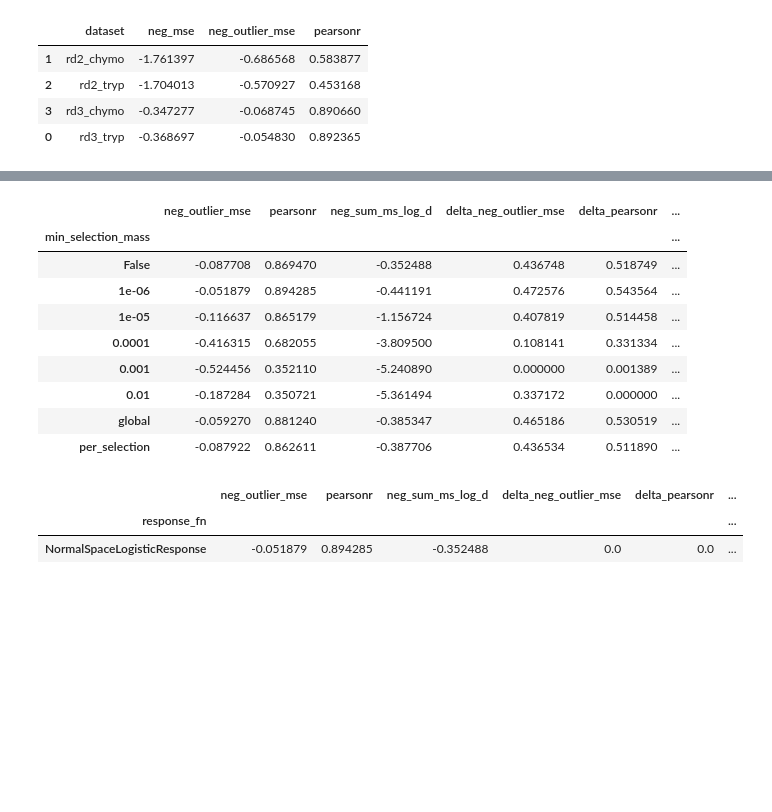
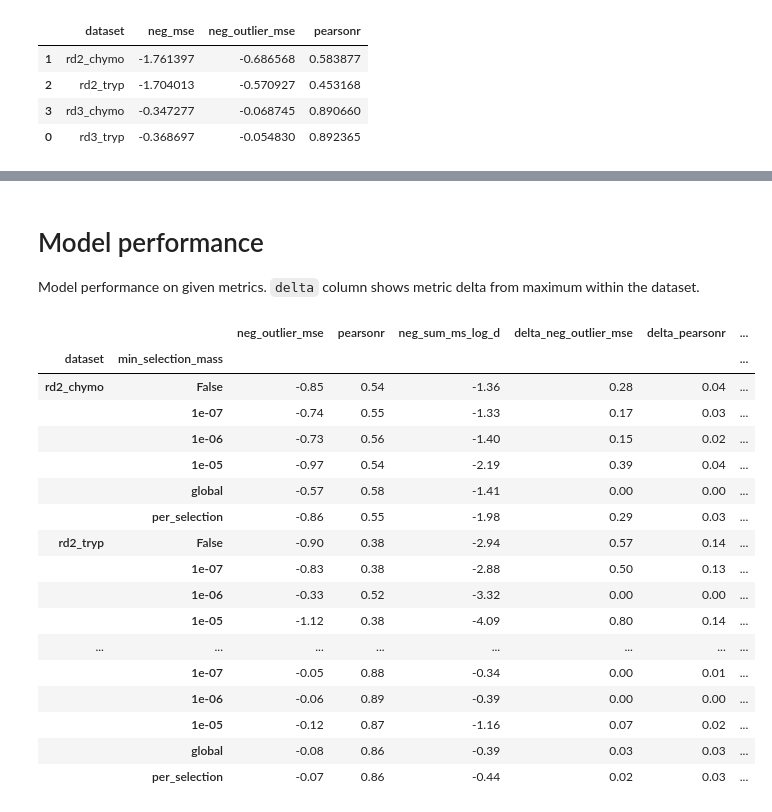
Before and after one commit to asford/protease_experimental_analysis, a Jupyter notebook: workspace/replicate_analysis_analysis.ipynb, the cells around one changed output, grey strips where cells are left out. Drawn from its saved outputs; the diff is of its cells as text; code cells hidden in the pictures; blank space fills up the shorter version.

```diff
--- a/workspace/replicate_analysis_analysis.ipynb
+++ b/workspace/replicate_analysis_analysis.ipynb
@@ -144,25 +190,37 @@ grockin_eval_records.sort_values("dataset")
+# %% [markdown]
+# Model performance
+
+Model performance on given metrics. `delta` column shows metric delta from maximum within the dataset.
 # %%
 measures = ["neg_outlier_mse", "pearsonr", "neg_sum_ms_log_d"]
 
-for param in replicate_analysis.param_space:
-    rpt = eval_records.groupby(param)[measures].max()
-    delta = (rpt - rpt.min()).rename(columns=lambda c: "delta_" + c)
+for param in ("min_selection_mass",):
+    rpt = eval_records.groupby(("dataset", param))[measures].max()
+    delta = (rpt.groupby(rpt.index.get_level_values("dataset")).max() - rpt).rename(columns=lambda c: "delta_" + c)
 
-    display(pandas.concat([rpt, delta], axis=1))
+    display(
+        pandas.concat([rpt, delta], axis=1)
+        .applymap( lambda v: "%.2f" % v)
+    )
 # %% [output]
-|  | neg_outlier_mse | pearsonr | neg_sum_ms_log_d | delta_neg_outlier_mse | delta_pearsonr | ... |
-| min_selection_mass |  |  |  |  |  | ... |
-| False | -0.087708 | 0.869470 | -0.352488 | 0.436748 | 0.518749 | ... |
-| 1e-06 | -0.051879 | 0.894285 | -0.441191 | 0.472576 | 0.543564 | ... |
-| 1e-05 | -0.116637 | 0.865179 | -1.156724 | 0.407819 | 0.514458 | ... |
-| 0.0001 | -0.416315 | 0.682055 | -3.809500 | 0.108141 | 0.331334 | ... |
-| 0.001 | -0.524456 | 0.352110 | -5.240890 | 0.000000 | 0.001389 | ... |
-| 0.01 | -0.187284 | 0.350721 | -5.361494 | 0.337172 | 0.000000 | ... |
-| global | -0.059270 | 0.881240 | -0.385347 | 0.465186 | 0.530519 | ... |
-| per_selection | -0.087922 | 0.862611 | -0.387706 | 0.436534 | 0.511890 | ... |
+|  |  | neg_outlier_mse | pearsonr | neg_sum_ms_log_d | delta_neg_outlier_mse | delta_pearsonr | ... |
+| dataset | min_selection_mass |  |  |  |  |  | ... |
+| rd2_chymo | False | -0.85 | 0.54 | -1.36 | 0.28 | 0.04 | ... |
+|  | 1e-07 | -0.74 | 0.55 | -1.33 | 0.17 | 0.03 | ... |
+|  | 1e-06 | -0.73 | 0.56 | -1.40 | 0.15 | 0.02 | ... |
+|  | 1e-05 | -0.97 | 0.54 | -2.19 | 0.39 | 0.04 | ... |
+|  | global | -0.57 | 0.58 | -1.41 | 0.00 | 0.00 | ... |
+|  | per_selection | -0.86 | 0.55 | -1.98 | 0.29 | 0.03 | ... |
+| rd2_tryp | False | -0.90 | 0.38 | -2.94 | 0.57 | 0.14 | ... |
+|  | 1e-07 | -0.83 | 0.38 | -2.88 | 0.50 | 0.13 | ... |
+|  | 1e-06 | -0.33 | 0.52 | -3.32 | 0.00 | 0.00 | ... |
+|  | 1e-05 | -1.12 | 0.38 | -4.09 | 0.80 | 0.14 | ... |
+| ... | ... | ... | ... | ... | ... | ... | ... |
+|  | 1e-07 | -0.05 | 0.88 | -0.34 | 0.00 | 0.01 | ... |
+|  | 1e-06 | -0.06 | 0.89 | -0.39 | 0.00 | 0.00 | ... |
+|  | 1e-05 | -0.12 | 0.87 | -1.16 | 0.07 | 0.02 | ... |
+|  | global | -0.08 | 0.86 | -0.39 | 0.03 | 0.03 | ... |
+|  | per_selection | -0.07 | 0.86 | -0.44 | 0.02 | 0.03 | ... |
-|  | neg_outlier_mse | pearsonr | neg_sum_ms_log_d | delta_neg_outlier_mse | delta_pearsonr | ... |
-| response_fn |  |  |  |  |  | ... |
-| NormalSpaceLogisticResponse | -0.051879 | 0.894285 | -0.352488 | 0.0 | 0.0 | ... |
 # %%
 (
 eval_records
```
Also changed, not shown: parts of 11 cells of this notebook, 2 other files.
